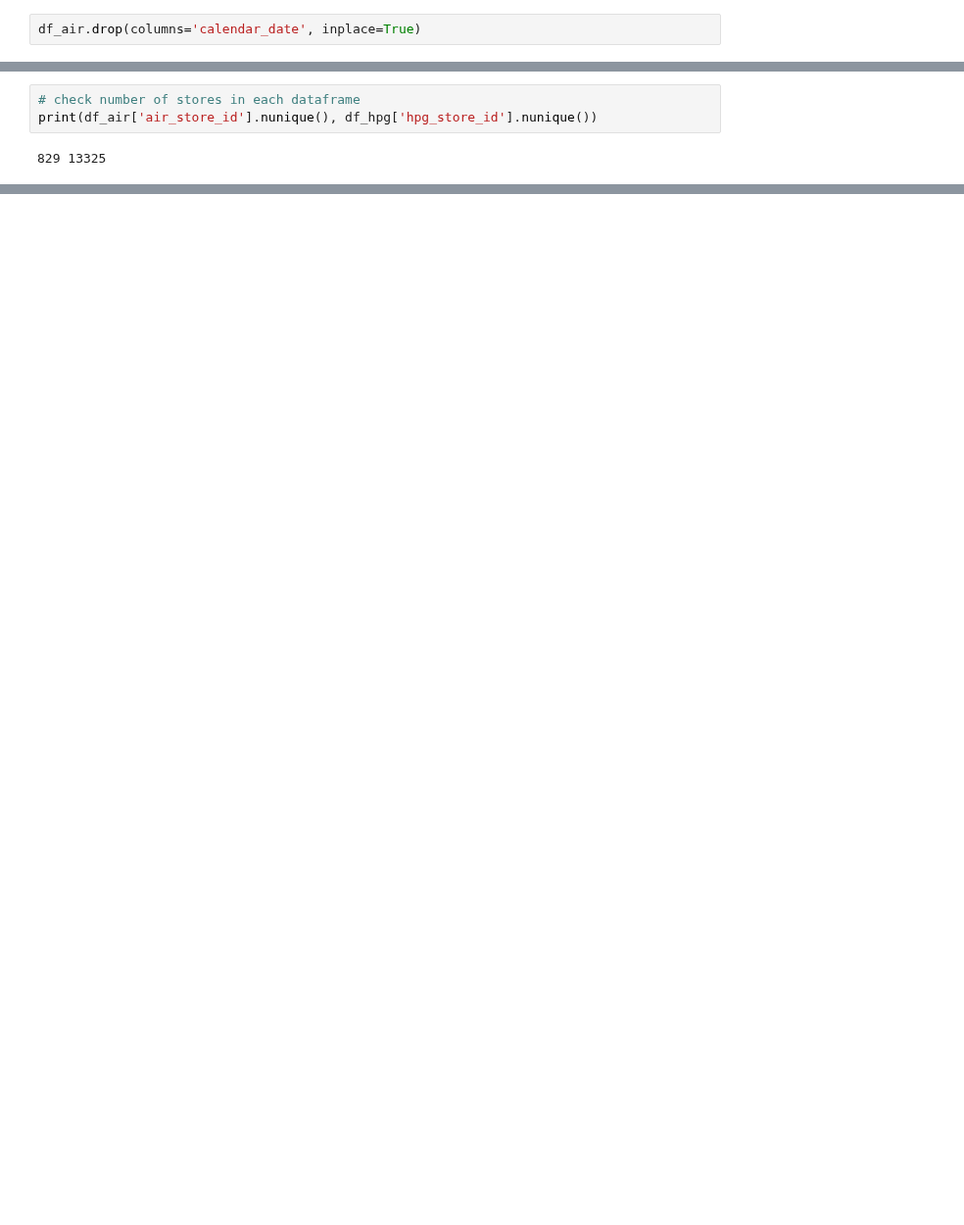
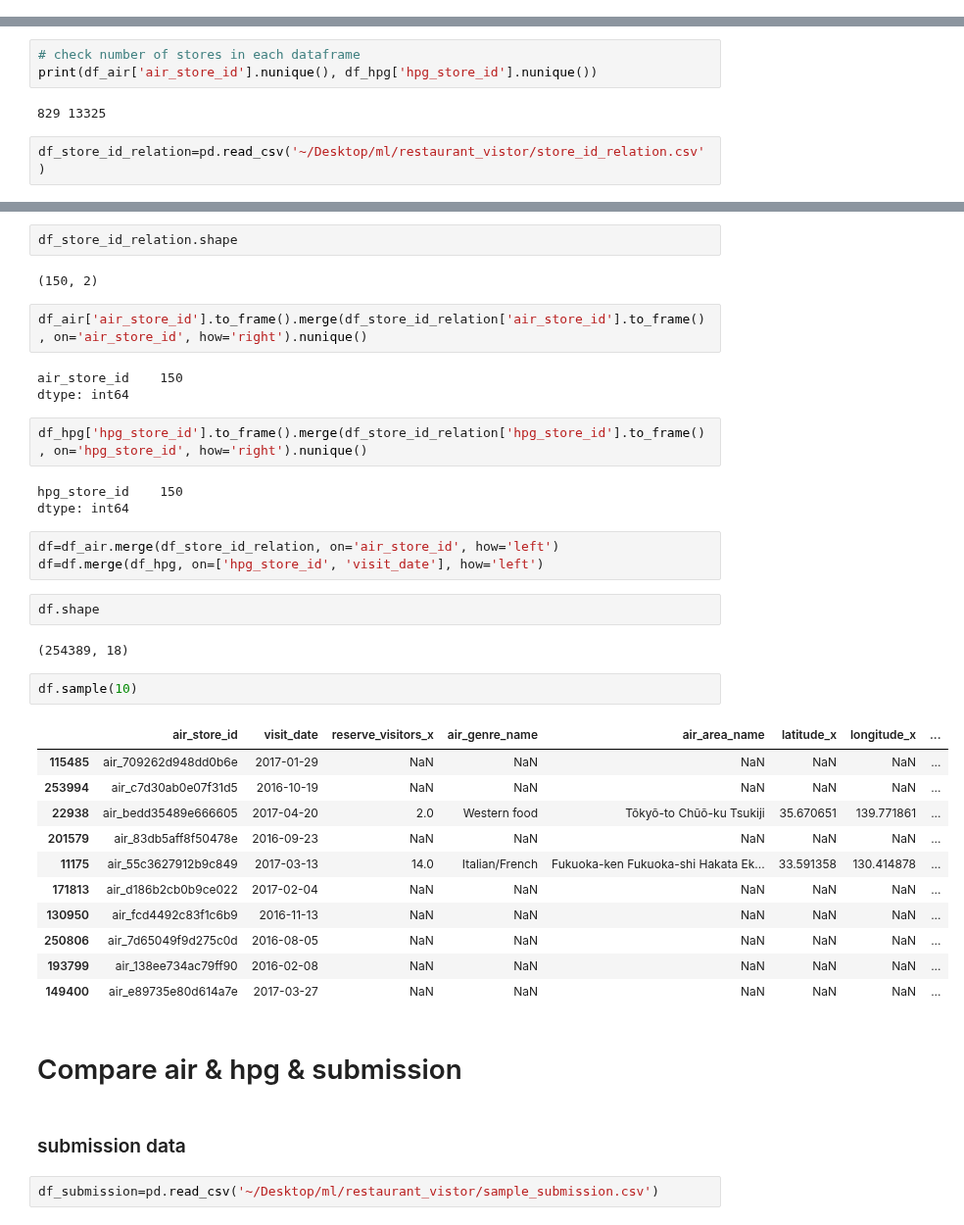
Before and after one commit to rockreid/RecruitRestaurantVisitorForecasting, a Jupyter notebook: Fei/restaurant_visit_air_hpg.ipynb, the cells around one changed output, grey strips where cells are left out. Shown at 98% size. Drawn from its saved outputs; the diff is of its cells as text; blank space fills up the shorter version.

```diff
--- a/Fei/restaurant_visit_air_hpg.ipynb
+++ b/Fei/restaurant_visit_air_hpg.ipynb
@@ -37,8 +37,6 @@ df_air=df_air.merge(df_air_visit_data, left_on=['air_store_id', 'visit_date'], r
 df_air=df_air.merge(df_date_info, left_on=['visit_date'], right_on=['calendar_date'], how='left')
 
 df_air.drop(columns='calendar_date', inplace=True)
-# %%
-df_air.drop(columns='calendar_date', inplace=True)
 # %%
 df_air.head(10)
 # %% [output]
@@ -100,3 +98,5 @@ df_hpg.shape
 print(df_air['air_store_id'].nunique(), df_hpg['hpg_store_id'].nunique())
 # %% [output]
 829 13325
+# %%
+df_store_id_relation=pd.read_csv('~/Desktop/ml/restaurant_vistor/store_id_relation.csv')
@@ -102,0 +117,41 @@ print(df_air['air_store_id'].nunique(), df_hpg['hpg_store_id'].nunique())
+# %%
+df_store_id_relation.shape
+# %% [output]
+(150, 2)
+# %%
+df_air['air_store_id'].to_frame().merge(df_store_id_relation['air_store_id'].to_frame(), on='air_store_id', how='right').nunique()
+# %% [output]
+air_store_id    150
+dtype: int64
+# %%
+df_hpg['hpg_store_id'].to_frame().merge(df_store_id_relation['hpg_store_id'].to_frame(), on='hpg_store_id', how='right').nunique()
+# %% [output]
+hpg_store_id    150
+dtype: int64
+# %%
+df=df_air.merge(df_store_id_relation, on='air_store_id', how='left')
+df=df.merge(df_hpg, on=['hpg_store_id', 'visit_date'], how='left')
+# %%
+df.shape
+# %% [output]
+(254389, 18)
+# %%
+df.sample(10)
+# %% [output]
+|  | air_store_id | visit_date | reserve_visitors_x | air_genre_name | air_area_name | latitude_x | longitude_x | ... |
+| 115485 | air_709262d948dd0b6e | 2017-01-29 | NaN | NaN | NaN | NaN | NaN | ... |
+| 253994 | air_c7d30ab0e07f31d5 | 2016-10-19 | NaN | NaN | NaN | NaN | NaN | ... |
+| 22938 | air_bedd35489e666605 | 2017-04-20 | 2.0 | Western food | Tōkyō-to Chūō-ku Tsukiji | 35.670651 | 139.771861 | ... |
+| 201579 | air_83db5aff8f50478e | 2016-09-23 | NaN | NaN | NaN | NaN | NaN | ... |
+| 11175 | air_55c3627912b9c849 | 2017-03-13 | 14.0 | Italian/French | Fukuoka-ken Fukuoka-shi Hakata Ek... | 33.591358 | 130.414878 | ... |
+| 171813 | air_d186b2cb0b9ce022 | 2017-02-04 | NaN | NaN | NaN | NaN | NaN | ... |
+| 130950 | air_fcd4492c83f1c6b9 | 2016-11-13 | NaN | NaN | NaN | NaN | NaN | ... |
+| 250806 | air_7d65049f9d275c0d | 2016-08-05 | NaN | NaN | NaN | NaN | NaN | ... |
+| 193799 | air_138ee734ac79ff90 | 2016-02-08 | NaN | NaN | NaN | NaN | NaN | ... |
+| 149400 | air_e89735e80d614a7e | 2017-03-27 | NaN | NaN | NaN | NaN | NaN | ... |
+# %% [markdown]
+# Compare air & hpg & submission
+# %% [markdown]
+### submission data
+# %%
+df_submission=pd.read_csv('~/Desktop/ml/restaurant_vistor/sample_submission.csv')
```
Also changed, not shown: parts of 13 cells of this notebook.
